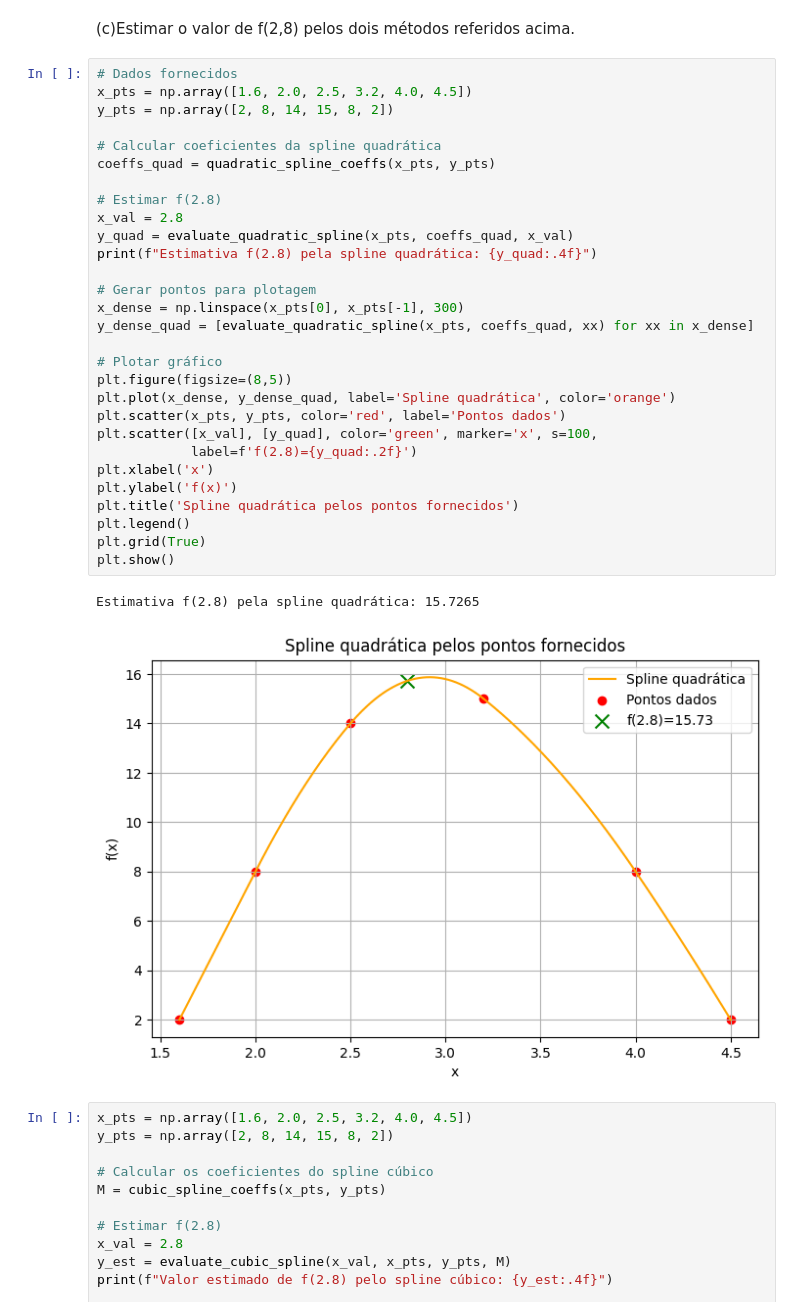
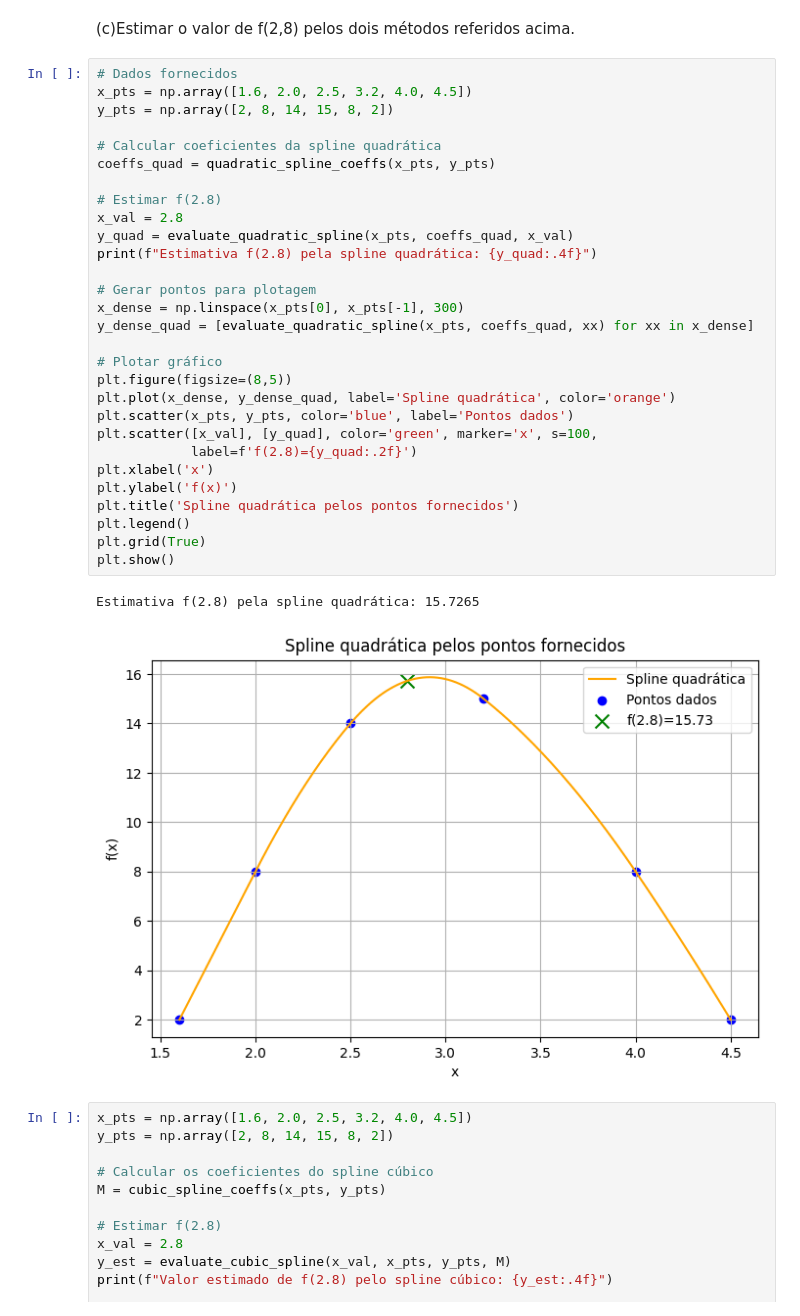
Before and after one commit to Luckas33/MetodosNumericos, a Jupyter notebook: TrabalhoComputacional_2.ipynb, the cells around one changed output. Cells and saved outputs as stored; diff of their text form.

```diff
--- a/TrabalhoComputacional_2.ipynb
+++ b/TrabalhoComputacional_2.ipynb
@@ -242,35 +331,35 @@ S_4(x) = 1.0050x^3 + -25.8182x^2 + 118.1818x + -91.5769
 # %%
 # Dados fornecidos
 x_pts = np.array([1.6, 2.0, 2.5, 3.2, 4.0, 4.5])
 y_pts = np.array([2, 8, 14, 15, 8, 2])
 
 # Calcular coeficientes da spline quadrática
 coeffs_quad = quadratic_spline_coeffs(x_pts, y_pts)
 
 # Estimar f(2.8)
 x_val = 2.8
 y_quad = evaluate_quadratic_spline(x_pts, coeffs_quad, x_val)
 print(f"Estimativa f(2.8) pela spline quadrática: {y_quad:.4f}")
 
 # Gerar pontos para plotagem
 x_dense = np.linspace(x_pts[0], x_pts[-1], 300)
 y_dense_quad = [evaluate_quadratic_spline(x_pts, coeffs_quad, xx) for xx in x_dense]
 
 # Plotar gráfico
 plt.figure(figsize=(8,5))
 plt.plot(x_dense, y_dense_quad, label='Spline quadrática', color='orange')
-plt.scatter(x_pts, y_pts, color='red', label='Pontos dados')
+plt.scatter(x_pts, y_pts, color='blue', label='Pontos dados')
 plt.scatter([x_val], [y_quad], color='green', marker='x', s=100,
             label=f'f(2.8)={y_quad:.2f}')
 plt.xlabel('x')
 plt.ylabel('f(x)')
 plt.title('Spline quadrática pelos pontos fornecidos')
 plt.legend()
 plt.grid(True)
 plt.show()
 # %% [output]
 Estimativa f(2.8) pela spline quadrática: 15.7265
-[figure, old version]
+[figure, new version]
 # %%
 x_pts = np.array([1.6, 2.0, 2.5, 3.2, 4.0, 4.5])
 y_pts = np.array([2, 8, 14, 15, 8, 2])
```
Also changed, not shown: parts of 5 cells of this notebook.
